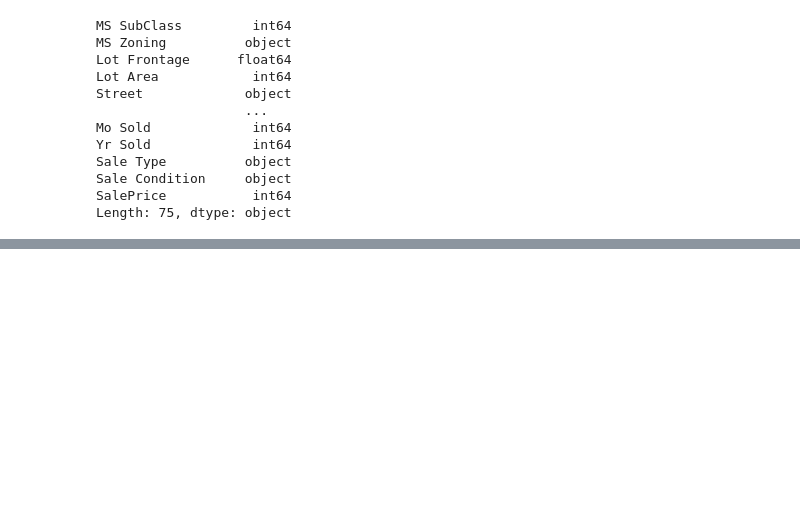
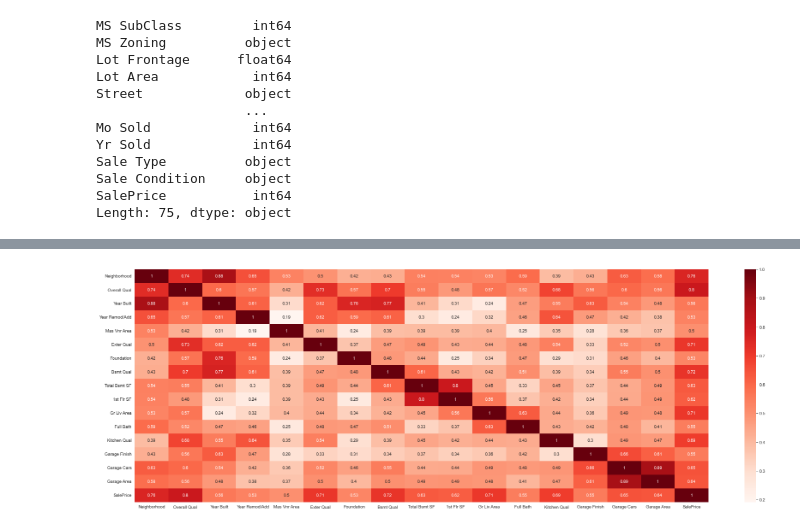
Before and after one commit to Flockyy/Projet_E2_P2, a Jupyter notebook: E2_analysis.ipynb, the cells around one changed output, grey strips where cells are left out. Drawn from its saved outputs; the diff is of its cells as text; code cells hidden in the pictures; blank space fills up the shorter version.

```diff
--- a/E2_analysis.ipynb
+++ b/E2_analysis.ipynb
@@ -106,0 +123,23 @@ num_col = list(df.select_dtypes(include=['int64', 'float64']).columns)
+# %%
+from dython.nominal import associations
+from dython.nominal import identify_nominal_columns
+
+complete_correlation= associations(df,compute_only=True)
+
+# mask = np.triu(np.ones_like(complete_correlation['corr'], dtype=bool))
+
+# # Set up the matplotlib figure
+# f, ax = plt.subplots(figsize=(40, 40))
+
+# # Generate a custom diverging colormap
+# cmap = sns.diverging_palette(230, 20, as_cmap=True)
+
+# # Draw the heatmap with the mask and correct aspect ratio
+# sns.heatmap(complete_correlation['corr'], mask=mask, cmap=cmap, vmax=.3, center=0,
+#             square=True, annot=True,linewidths=.5, cbar_kws={"shrink": .5})
+
+# plt.savefig("corr_matrice.png")
+# %%
+filteredDf = complete_correlation['corr'][(complete_correlation['corr'] >= .5)]
+# %%
+features = filteredDf['SalePrice'][filteredDf['SalePrice'] > 0].index
@@ -106,0 +155,5 @@ num_col = list(df.select_dtypes(include=['int64', 'float64']).columns)
+# %%
+y = df.SalePrice
+X = df[features]
+pre_proc_df = df[features]
+pre_proc_df['SalePrice'] = y
@@ -106,0 +182,8 @@ num_col = list(df.select_dtypes(include=['int64', 'float64']).columns)
+# %%
+complete_correlation= associations(pre_proc_df ,compute_only=True)
+
+plt.figure(figsize=(30,10))
+sns.heatmap(complete_correlation['corr'], annot=True, cmap="Reds")
+plt.show()
+# %% [output]
+[figure, added]
```
Also changed, not shown: parts of 24 cells of this notebook, 1 other file.
